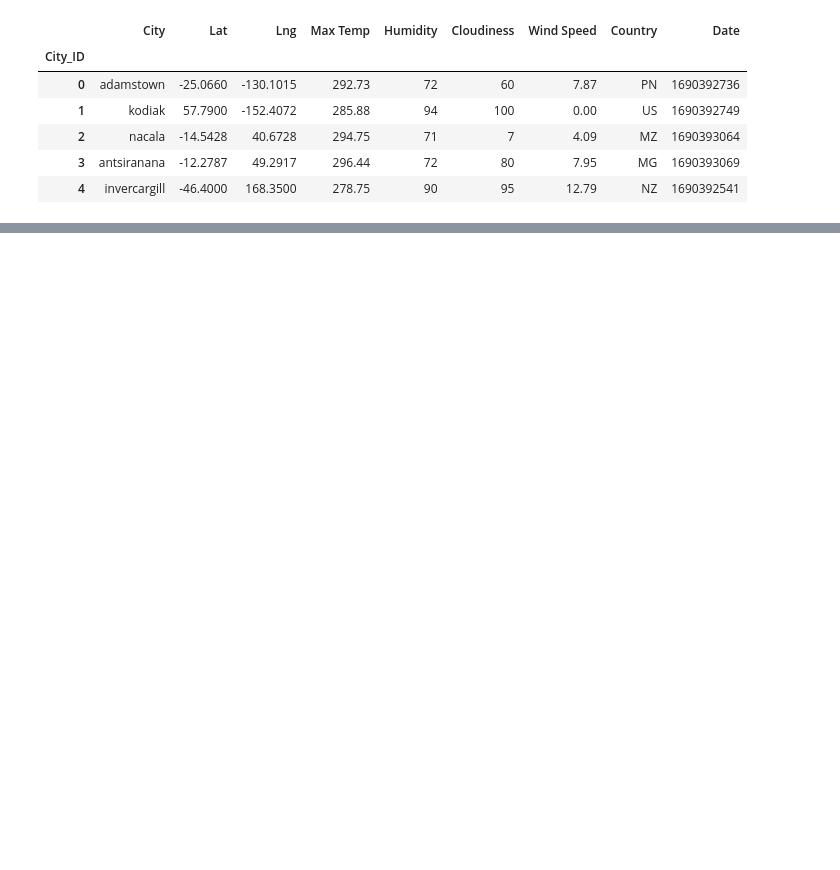
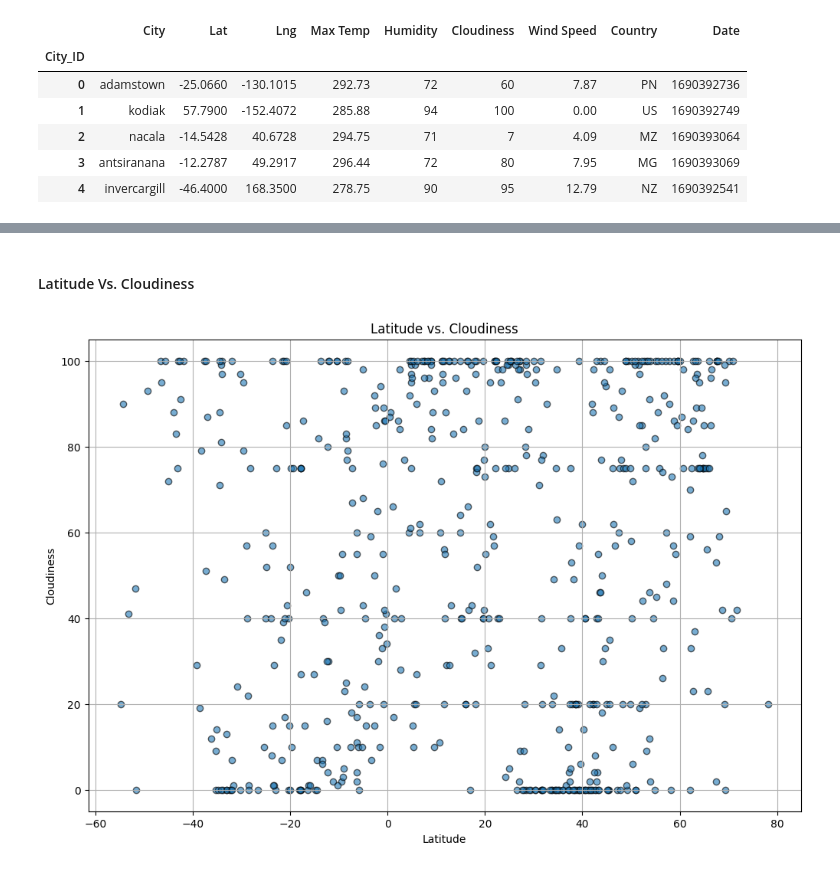
Before and after one commit to JNorthData/Weather_API, a Jupyter notebook: WeatherAPI.ipynb, the cells around one changed output, grey strips where cells are left out. Saved outputs shown, nothing was run; the diff lists cells and outputs as text; code cells hidden in the pictures; blank space fills up the shorter version.

```diff
--- a/WeatherAPI.ipynb
+++ b/WeatherAPI.ipynb
@@ -191,0 +236,25 @@ city_data_read.head()
+# %% [markdown]
+#### Latitude Vs. Cloudiness
+# %%
+# Build scatter plot for latitude vs. cloudiness
+
+latitude = city_data_df['Lat']
+cloudiness = city_data_df['Cloudiness']
+
+plt.figure(figsize=(12, 8))
+plt.scatter(latitude, cloudiness, alpha=0.6, edgecolors='k')
+
+# Add labels, title, and grid
+plt.xlabel('Latitude')
+plt.ylabel('Cloudiness')
+plt.title('Latitude vs. Cloudiness')
+
+plt.grid()
+
+# Save the figure
+plt.savefig("output_data/Fig3.png")
+
+# Show plot
+plt.show()
+# %% [output]
+[figure, added]
```
Also changed, not shown: parts of 8 cells of this notebook, 4 other files.
